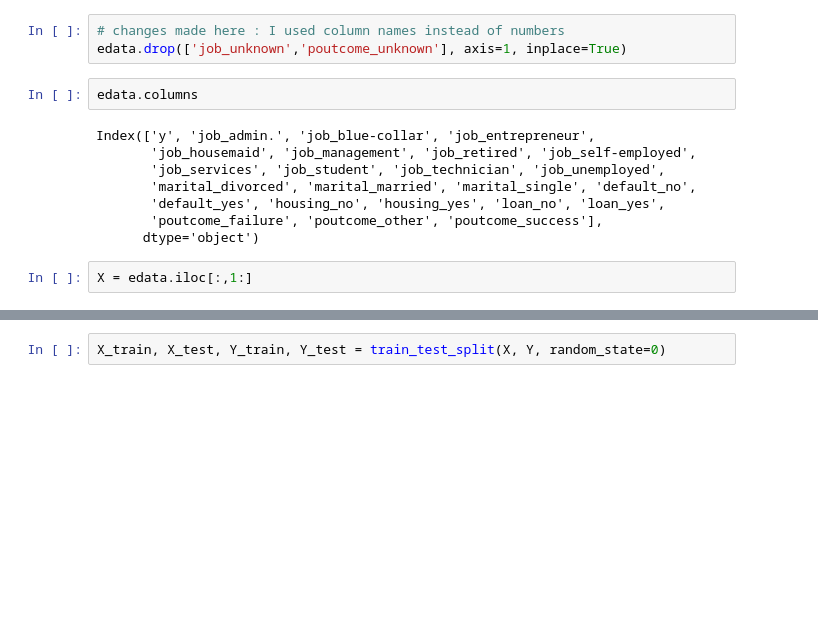
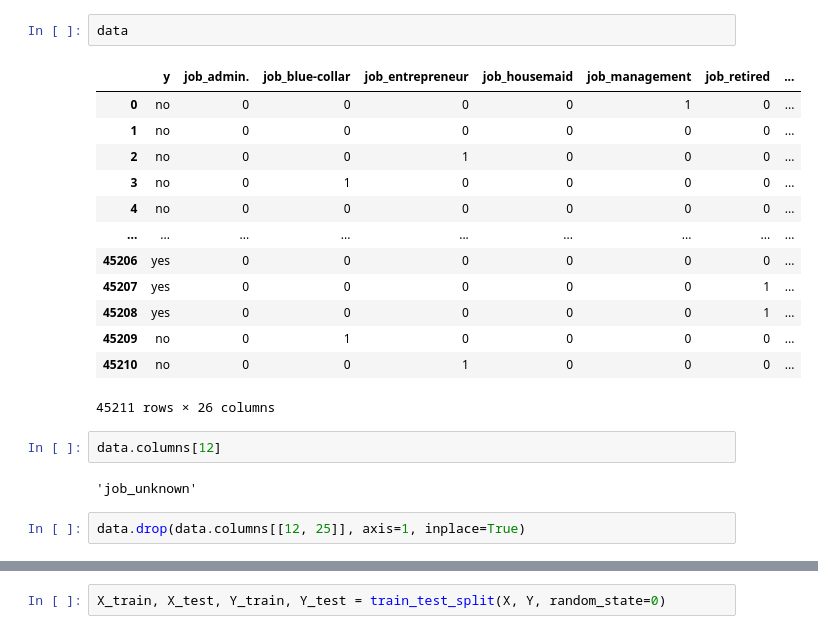
Before and after one commit to aadityadamle/Logistic-Regression, a Jupyter notebook: Logistic_Regression0.ipynb, the cells around one changed output, grey strips where cells are left out. Cells and saved outputs as stored; diff of their text form; blank space fills up the shorter version.

```diff
--- a/Logistic_Regression0.ipynb
+++ b/Logistic_Regression0.ipynb
@@ -87,15 +74,22 @@ edata
-# %%
-# changes made here : I used column names instead of numbers
-edata.drop(['job_unknown','poutcome_unknown'], axis=1, inplace=True)
-# %%
-edata.columns
-# %% [output]
-Index(['y', 'job_admin.', 'job_blue-collar', 'job_entrepreneur',
-       'job_housemaid', 'job_management', 'job_retired', 'job_self-employed',
-       'job_services', 'job_student', 'job_technician', 'job_unemployed',
-       'marital_divorced', 'marital_married', 'marital_single', 'default_no',
-       'default_yes', 'housing_no', 'housing_yes', 'loan_no', 'loan_yes',
-       'poutcome_failure', 'poutcome_other', 'poutcome_success'],
-      dtype='object')
-# %%
-X = edata.iloc[:,1:]
+# %%
+data
+# %% [output]
+|  | y | job_admin. | job_blue-collar | job_entrepreneur | job_housemaid | job_management | job_retired | ... |
+| 0 | no | 0 | 0 | 0 | 0 | 1 | 0 | ... |
+| 1 | no | 0 | 0 | 0 | 0 | 0 | 0 | ... |
+| 2 | no | 0 | 0 | 1 | 0 | 0 | 0 | ... |
+| 3 | no | 0 | 1 | 0 | 0 | 0 | 0 | ... |
+| 4 | no | 0 | 0 | 0 | 0 | 0 | 0 | ... |
+| ... | ... | ... | ... | ... | ... | ... | ... | ... |
+| 45206 | yes | 0 | 0 | 0 | 0 | 0 | 0 | ... |
+| 45207 | yes | 0 | 0 | 0 | 0 | 0 | 1 | ... |
+| 45208 | yes | 0 | 0 | 0 | 0 | 0 | 1 | ... |
+| 45209 | no | 0 | 1 | 0 | 0 | 0 | 0 | ... |
+| 45210 | no | 0 | 0 | 1 | 0 | 0 | 0 | ... |
+45211 rows × 26 columns
+# %%
+data.columns[12]
+# %% [output]
+'job_unknown'
+# %%
+data.drop(data.columns[[12, 25]], axis=1, inplace=True)
```
Also changed, not shown: parts of 34 cells of this notebook.
